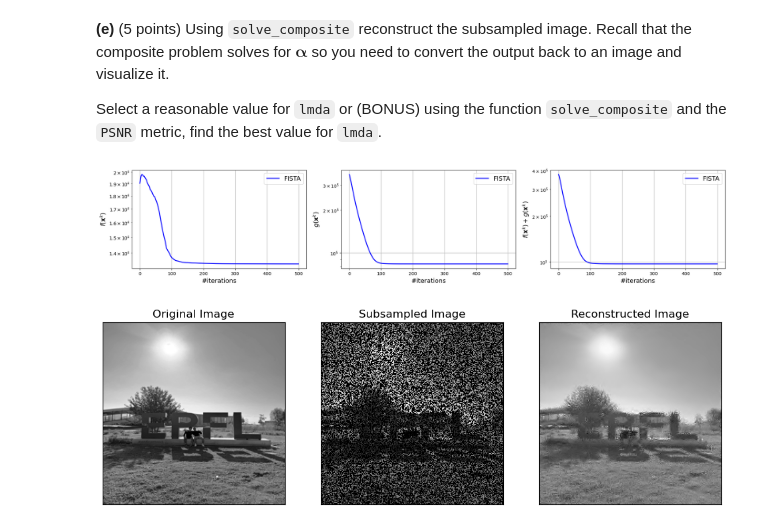
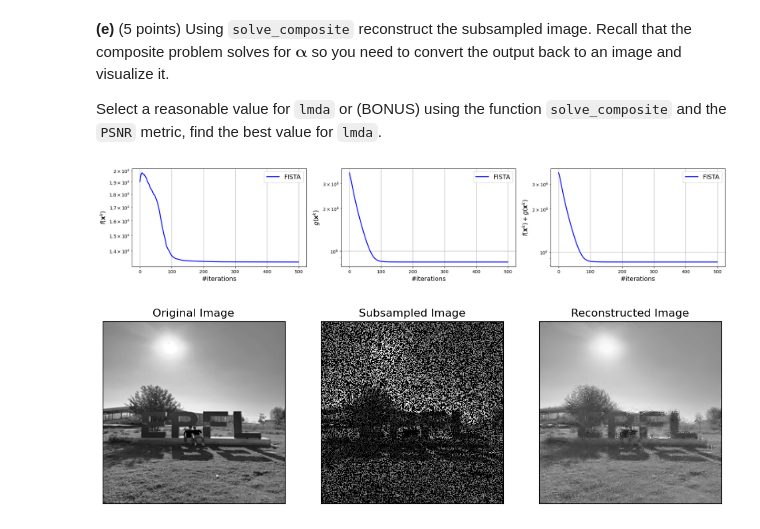
Before and after one commit to PipsCods/Math-of-Data, a Jupyter notebook: A1_math/Part 4 - Proximal methods.ipynb, the cells around one changed output. Saved outputs shown, nothing was run; the diff lists cells and outputs as text; code cells hidden in the pictures.

```diff
--- a/A1_math/Part 4 - Proximal methods.ipynb
+++ b/A1_math/Part 4 - Proximal methods.ipynb
@@ -380,11 +408,11 @@ __(e)__ (5 points) Using `solve_composite` reconstruct the subsampled image. Rec
 
 Select a reasonable value for `lmda` or (BONUS) using the function `solve_composite` and the `PSNR` metric, find the best value for `lmda`.
 # %%
-output = solve_composite(FISTA, composite_objective, 0.1, 500)
+output = solve_composite(FISTA, composite_objective, 1, 500)
 flat_image_out = W_T(output)
 image_out = flat_image_out.reshape(image.shape)
 # %% [output]
-[figure, old version]
+[figure, new version]
 # %%
 show(true = image, subsampled=subsampled, estimated=image_out)
 # %% [output]
```
Also changed, not shown: parts of 8 cells of this notebook, 1 other file.
